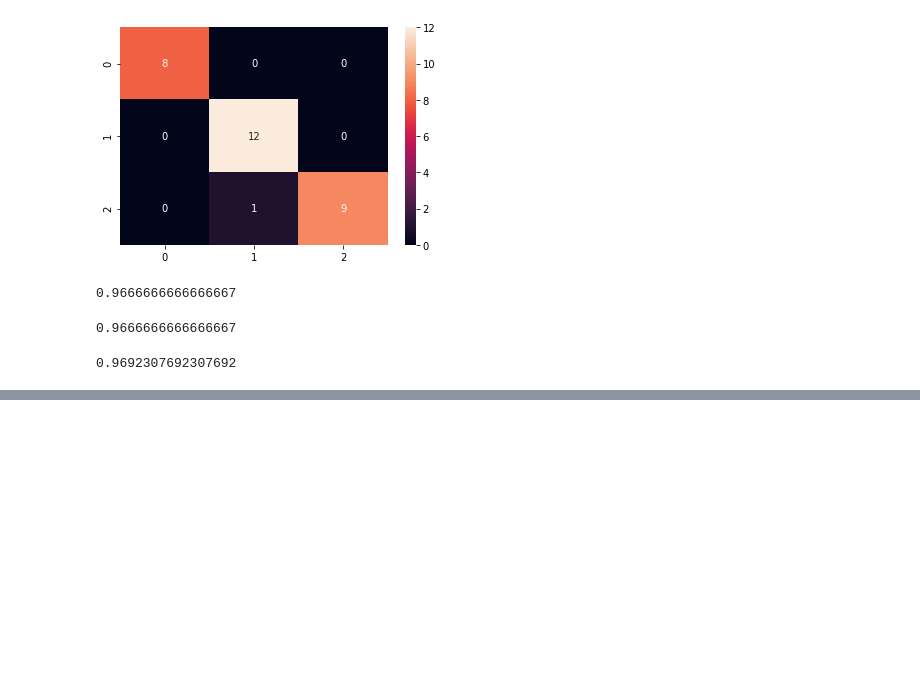
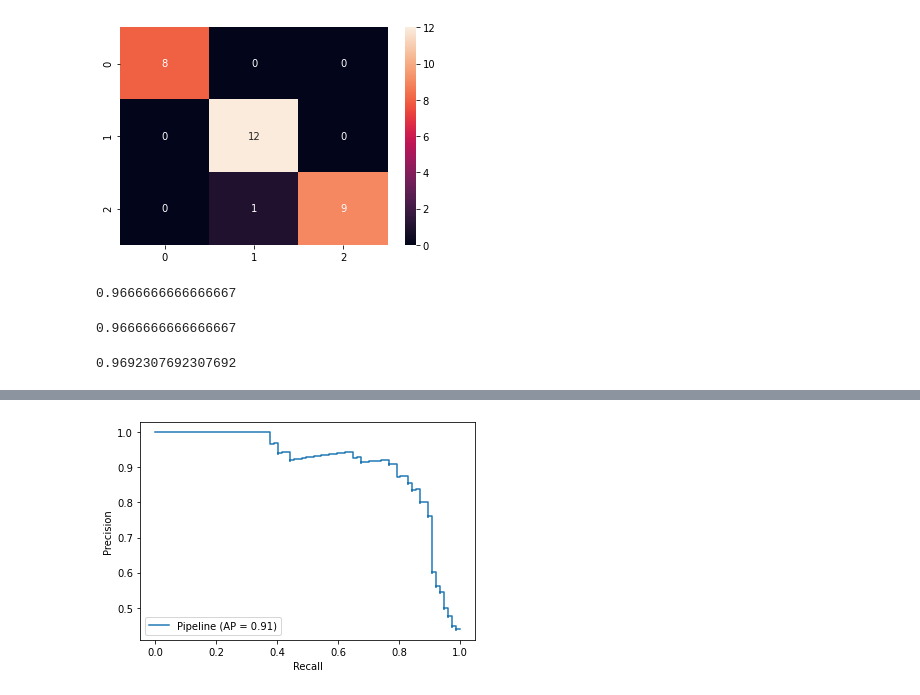
Before and after one commit to ab3masta/knowledge_engineering_tp, a Jupyter notebook: Tp3/metrics.ipynb, the cells around one changed output, grey strips where cells are left out. Saved outputs shown, nothing was run; the diff lists cells and outputs as text; code cells hidden in the pictures; blank space fills up the shorter version.

```diff
--- a/Tp3/metrics.ipynb
+++ b/Tp3/metrics.ipynb
@@ -87,0 +168,5 @@ f1_score(y_test, grid.predict(X_test), average='micro')
+# %%
+plot_precision_recall_curve(model, X_test, y_test)
+plt.show()
+# %% [output]
+[figure, added]
```
Also changed, not shown: parts of 16 cells of this notebook.
